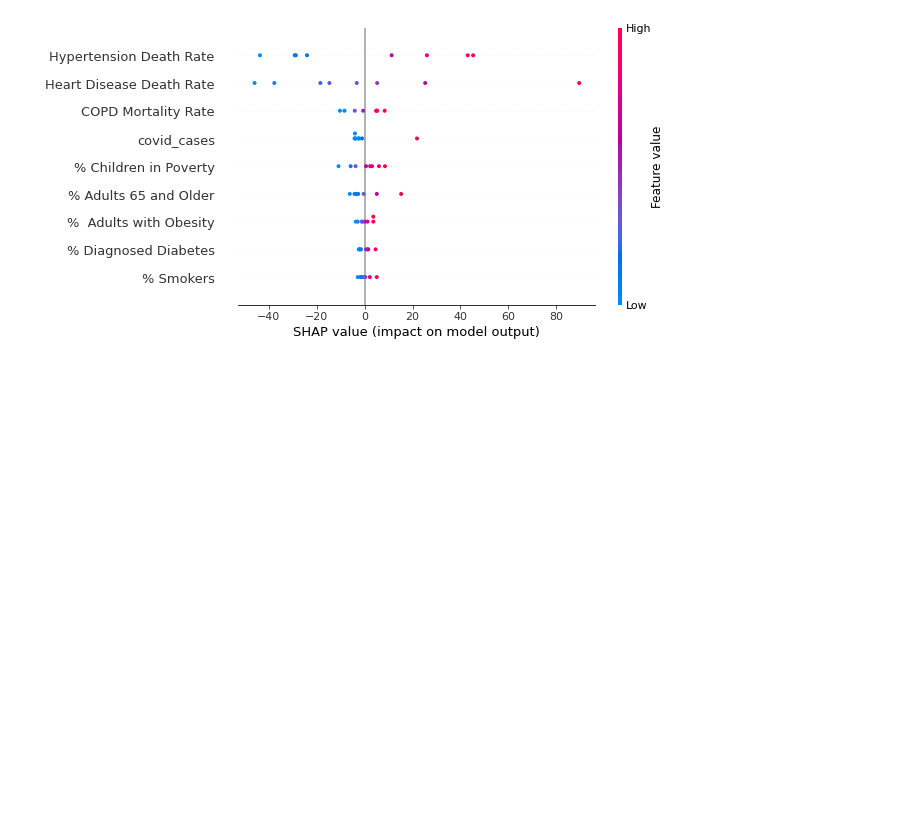
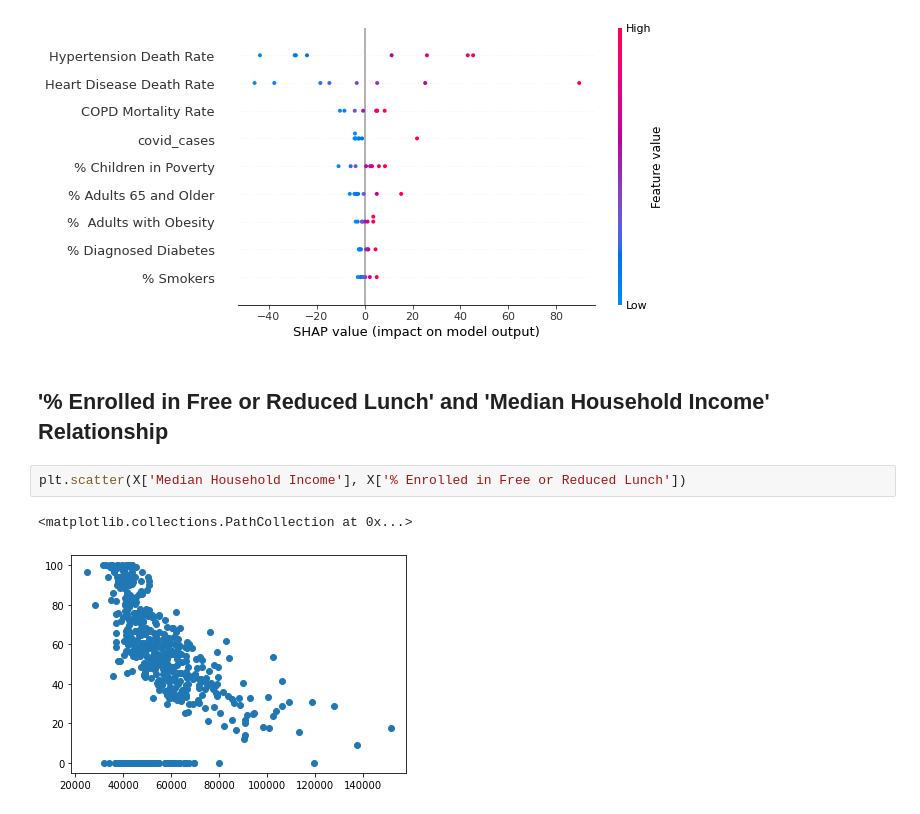
Before and after one commit to community-insight-impact/supervised_proxy_outcomes, a Jupyter notebook: notebooks_hospitalization_rate/indicators_poverty.ipynb, the cells around one changed output. Saved outputs shown, nothing was run; the diff lists cells and outputs as text; blank space fills up the shorter version.

```diff
--- a/notebooks_hospitalization_rate/indicators_poverty.ipynb
+++ b/notebooks_hospitalization_rate/indicators_poverty.ipynb
@@ -482,3 +484,10 @@ shap_values = explainer_shap.shap_values(X=x_o5,
 shap.summary_plot(shap_values, x_o5, feature_names=X_train_o5.columns)
 # %% [output]
 [figure]
+# %% [markdown]
+## '% Enrolled in Free or Reduced Lunch' and 'Median Household Income' Relationship
+# %%
+plt.scatter(X['Median Household Income'], X['% Enrolled in Free or Reduced Lunch'])
+# %% [output]
+<matplotlib.collections.PathCollection at 0x...>
+[figure, added]
```
Also changed, not shown: parts of 14 cells of this notebook.
